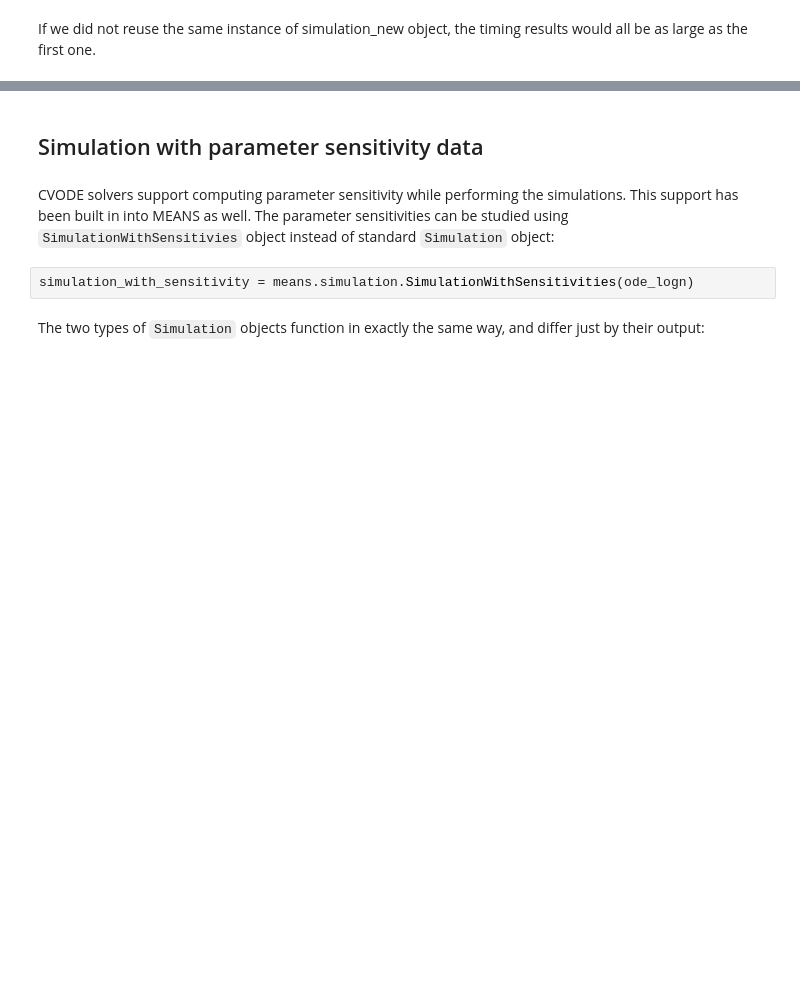
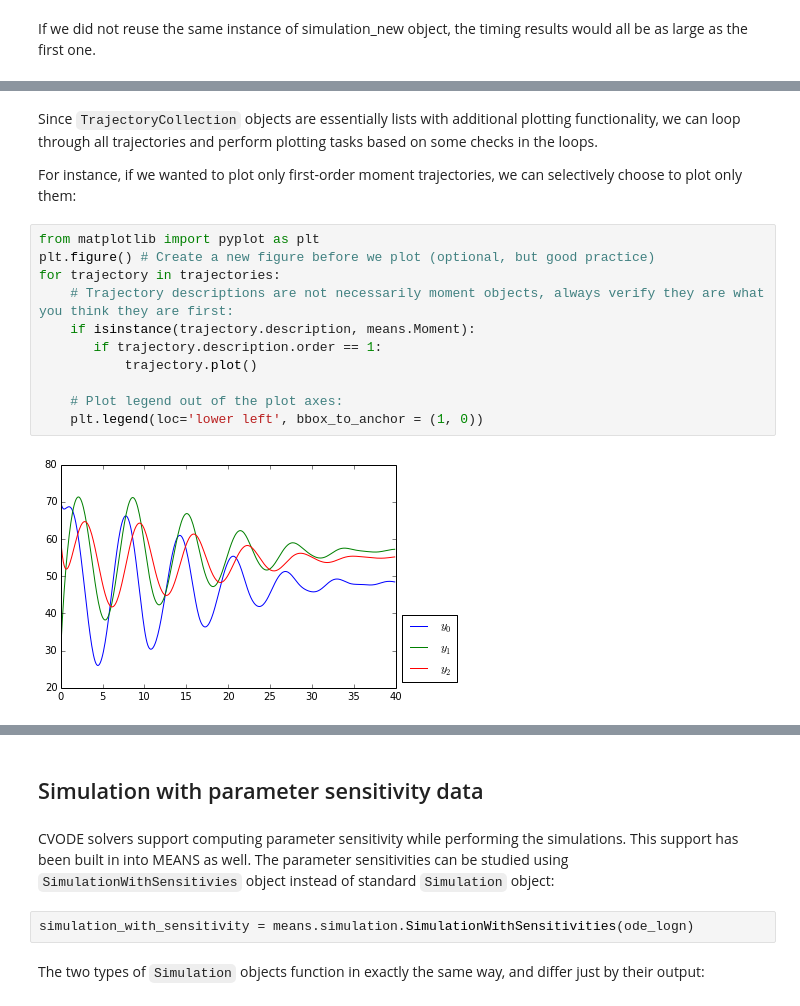
Before and after one commit to theosysbio/means, a Jupyter notebook: prototypes/examples/Tutorial/4. Simulation.ipynb, the cells around one changed output, grey strips where cells are left out. Cells and saved outputs as stored; diff of their text form; blank space fills up the shorter version.

Commit message:
tutorial 4 now has info about plotting trajectories and sensitivity plotting as well

```diff
--- a/prototypes/examples/Tutorial/4. Simulation.ipynb
+++ b/prototypes/examples/Tutorial/4. Simulation.ipynb
@@ -131,0 +157,18 @@ If we did not reuse the same instance of simulation_new object, the timing resul
+# %% [markdown]
+Since ``TrajectoryCollection`` objects are essentially lists with additional plotting functionality,
+we can loop through all trajectories and perform plotting tasks based on some checks in the loops.
+
+For instance, if we wanted to plot only first-order moment trajectories, we can selectively choose to plot only them:
+# %%
+from matplotlib import pyplot as plt
+plt.figure() # Create a new figure before we plot (optional, but good practice)
+for trajectory in trajectories:
+    # Trajectory descriptions are not necessarily moment objects, always verify they are what you think they are first:
+    if isinstance(trajectory.description, means.Moment):
+       if trajectory.description.order == 1:
+           trajectory.plot()
+
+    # Plot legend out of the plot axes:
+    plt.legend(loc='lower left', bbox_to_anchor = (1, 0))
+# %% [output]
+[figure, added]
```
Also changed, not shown: parts of 20 cells of this notebook.
